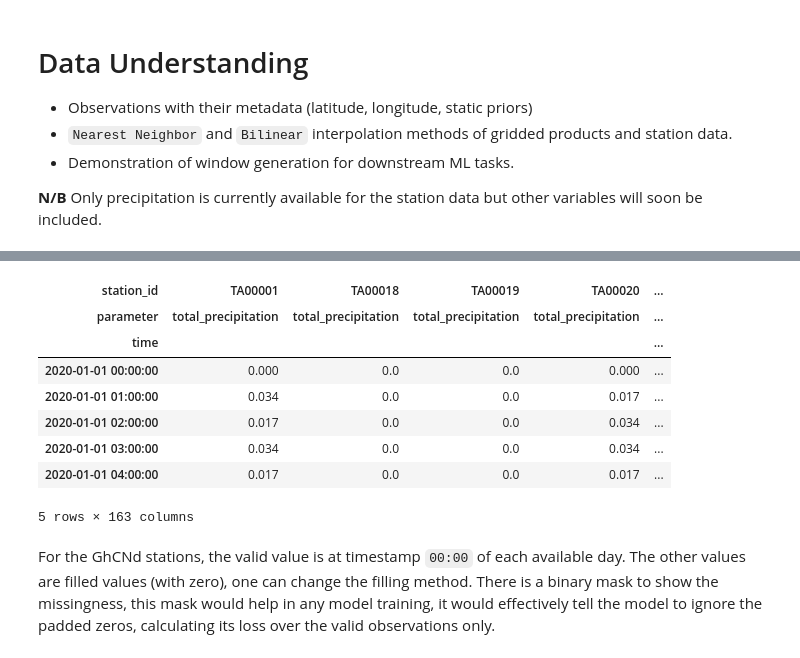
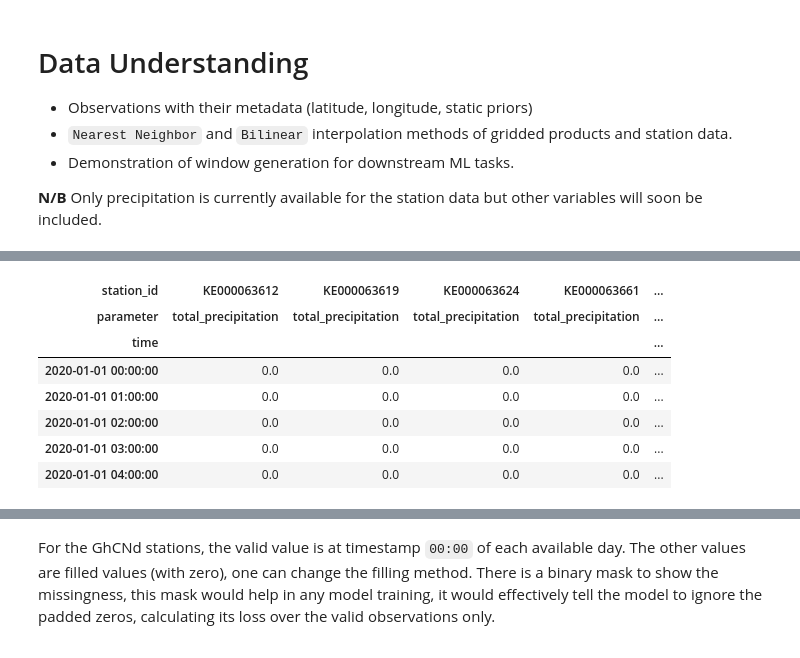
Before and after one commit to DeKUT-DSAIL/MasharikiWeather, a Jupyter notebook: docs/source/examples/masharikiweather_demo.ipynb, the cells around one changed output, grey strips where cells are left out. Drawn from its saved outputs; the diff is of its cells as text; code cells hidden in the pictures.

```diff
--- a/docs/source/examples/masharikiweather_demo.ipynb
+++ b/docs/source/examples/masharikiweather_demo.ipynb
@@ -147,12 +87,17 @@ Warning: 63 requested stations are not in the data source.
 # %%
 # Retrieve Ground Truth
 obs_df, obs_mask = ds.get_observations(
-    stations=station_list,
     parameters=['total_precipitation'],
-    first_date='2020-01-01',
-    last_date='2024-12-31',
     return_mask=True
 )
 
 display(obs_df.head())
 # %% [output]
+| station_id | KE000063612 | KE000063619 | KE000063624 | KE000063661 | ... |
+| parameter | total_precipitation | total_precipitation | total_precipitation | total_precipitation | ... |
+| time |  |  |  |  | ... |
+| 2020-01-01 00:00:00 | 0.0 | 0.0 | 0.0 | 0.0 | ... |
+| 2020-01-01 01:00:00 | 0.0 | 0.0 | 0.0 | 0.0 | ... |
+| 2020-01-01 02:00:00 | 0.0 | 0.0 | 0.0 | 0.0 | ... |
+| 2020-01-01 03:00:00 | 0.0 | 0.0 | 0.0 | 0.0 | ... |
+| 2020-01-01 04:00:00 | 0.0 | 0.0 | 0.0 | 0.0 | ... |
@@ -160,11 +105,2 @@ Warning: 63 requested stations are not in the data source.
-| station_id | TA00001 | TA00018 | TA00019 | TA00020 | ... |
-| parameter | total_precipitation | total_precipitation | total_precipitation | total_precipitation | ... |
-| time |  |  |  |  | ... |
-| 2020-01-01 00:00:00 | 0.000 | 0.0 | 0.0 | 0.000 | ... |
-| 2020-01-01 01:00:00 | 0.034 | 0.0 | 0.0 | 0.017 | ... |
-| 2020-01-01 02:00:00 | 0.017 | 0.0 | 0.0 | 0.034 | ... |
-| 2020-01-01 03:00:00 | 0.034 | 0.0 | 0.0 | 0.034 | ... |
-| 2020-01-01 04:00:00 | 0.017 | 0.0 | 0.0 | 0.017 | ... |
-5 rows × 163 columns
 # %% [markdown]
 For the GhCNd stations, the valid value is at timestamp `00:00` of each available day. The other values are filled values (with zero), one can change the filling method. There is a binary mask to show the missingness, this mask would help in any model training, it would effectively tell the model to ignore the padded zeros, calculating its loss over the valid observations only.
```
Also changed, not shown: parts of 20 cells of this notebook.
